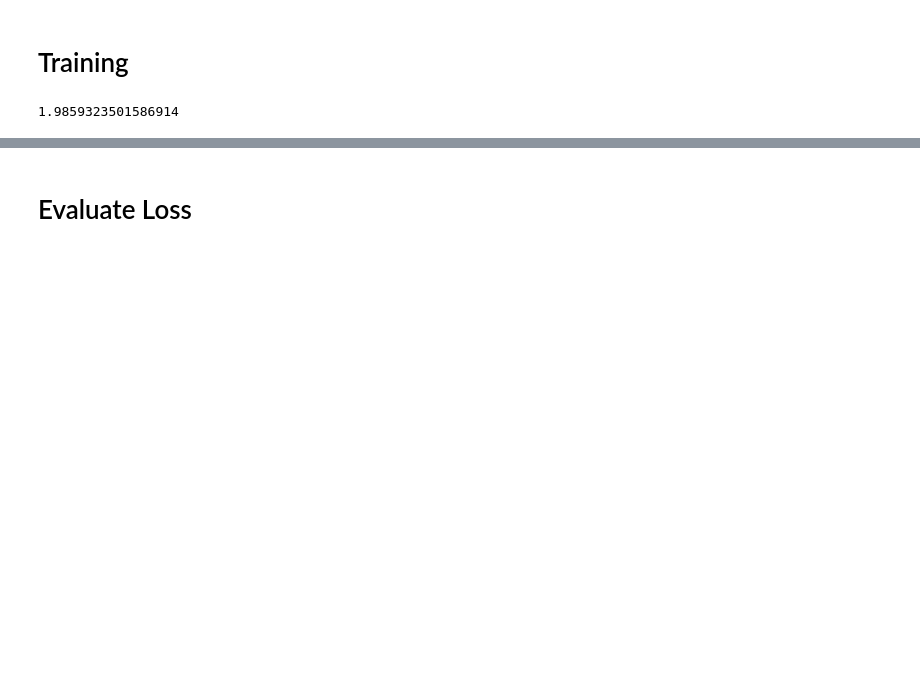
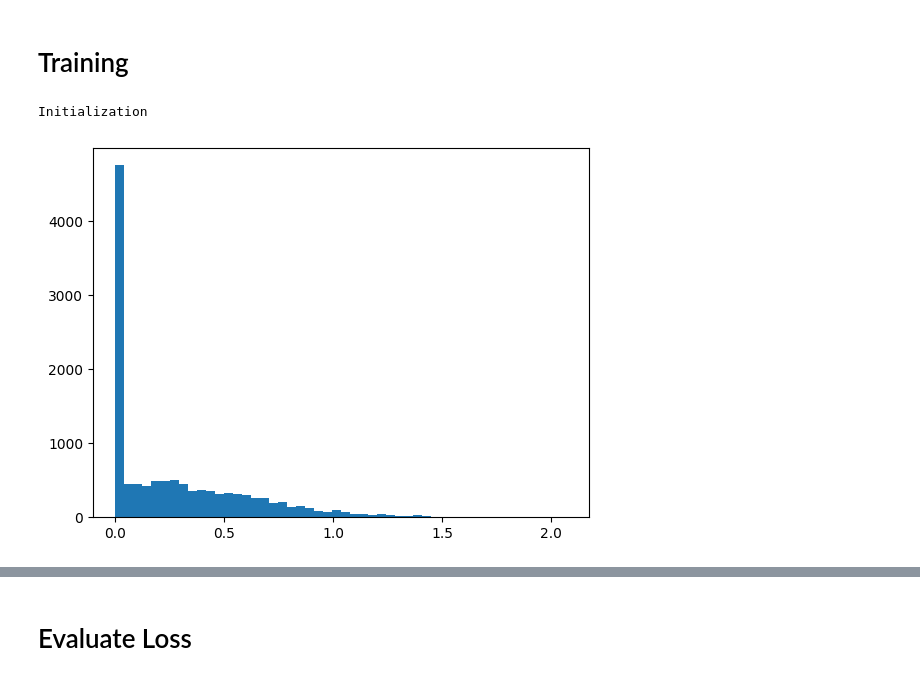
Before and after one commit to allenporter/karpathy-guides, a Jupyter notebook: makemore/makemore_mlp_pytorch2.ipynb, the cells around one changed output, grey strips where cells are left out. Drawn from its saved outputs; the diff is of its cells as text; code cells hidden in the pictures; blank space fills up the shorter version.

Commit message:
Fixed saturation of the activation layer (either tanh or relu)

```diff
--- a/makemore/makemore_mlp_pytorch2.ipynb
+++ b/makemore/makemore_mlp_pytorch2.ipynb
@@ -61,11 +61,11 @@ HIDDEN_LAYER_SZ = 96
 g = torch.Generator().manual_seed(2147483647)
 C = torch.randn((vocab_size, EMBED_SZ), generator=g)
 
-W1 = torch.randn((CONTEXT_SZ * EMBED_SZ, HIDDEN_LAYER_SZ), generator=g)
-b1 = torch.randn(HIDDEN_LAYER_SZ, generator=g)
+W1 = torch.randn((CONTEXT_SZ * EMBED_SZ, HIDDEN_LAYER_SZ), generator=g).abs() * 0.1
+b1 = torch.randn(HIDDEN_LAYER_SZ, generator=g) * 0.01
 
-W2 = torch.randn((HIDDEN_LAYER_SZ, vocab_size), generator=g)
-b2 = torch.randn(vocab_size, generator=g)
+W2 = torch.randn((HIDDEN_LAYER_SZ, vocab_size), generator=g) * 0.01
+b2 = torch.randn(vocab_size, generator=g) * 0
 
 parameters = [C, W1, b1, W2, b2]
 
@@ -80,11 +80,15 @@ sum(p.nelement() for p in parameters)
 # %% [markdown]
 # Training
 # %%
+relu = torch.nn.ReLU()
+
 def forward_pass(x: torch.tensor) -> torch.tensor:
     """Forward pass."""
     emb = C[x] # (N, CONTEXT_SZ, 2)
-    h = relu(emb.view(-1, CONTEXT_SZ * EMBED_SZ) @ W1 + b1) # (N, HIDDEN_LAYER_SZ)
-    return h @ W2 + b2 # (HIDDEN_LAYER_SZ, 27)
+    embcat = emb.view(emb.shape[0], -1)  # concatenate the vectors
+    hpreact = embcat @ W1 + b1  # Hidden layer pre-activation
+    h = relu(hpreact)  # hidden layer  # (N, HIDDEN_LAYER_SZ)
+    return h @ W2 + b2 # output layer (HIDDEN_LAYER_SZ, 27)
 # %%
 from statistics import mean
 from tqdm import tqdm
@@ -105,13 +109,19 @@ loglossi = []
 loglossiavg = []
 stepi = []
 
-relu = nn.ReLU()
 pbar = tqdm(range(len(lrs)))
 for i in pbar:
     # Mini batch
-    ix = torch.randint(0, Xtr.shape[0], (MINI_BATCH_SZ,)) # (MINI_BATCH_SZ)
-    logits = forward_pass(Xtr[ix])
-    loss = F.cross_entropy(logits, Ytr[ix])
+    ix = torch.randint(0, Xtr.shape[0], (MINI_BATCH_SZ,), generator=g) # (MINI_BATCH_SZ)
+    Xb, Yb = Xtr[ix], Ytr[ix]
+
+    with torch.no_grad():
+        # This is repeated here for the exercise of looking at the impact of poor
+        # initialization weights with respect to the activation function.
+        h = relu(emb.view(-1, CONTEXT_SZ * EMBED_SZ) @ W1 + b1)
+
+    logits = forward_pass(Xb)
+    loss = F.cross_entropy(logits, Yb)
 
     # Update parameters
     lr = lrs[i]
@@ -130,7 +140,9 @@ for i in pbar:
         loglossiavg.append(mean(loglossi[-500:]))
     if i % 1000 == 0:
         pbar.set_description("LR: %0.4f Loss %0.4f" % (lr, mean(lossi[-500:])))
-
-print(loss.item())
-# %% [output]
-1.9859323501586914
+# %%
+plt.hist(h.view(-1).tolist(), 50)
+print("Initialization")
+# %% [output]
+Initialization
+[figure, added]
```
Also changed, not shown: parts of 8 cells of this notebook.
